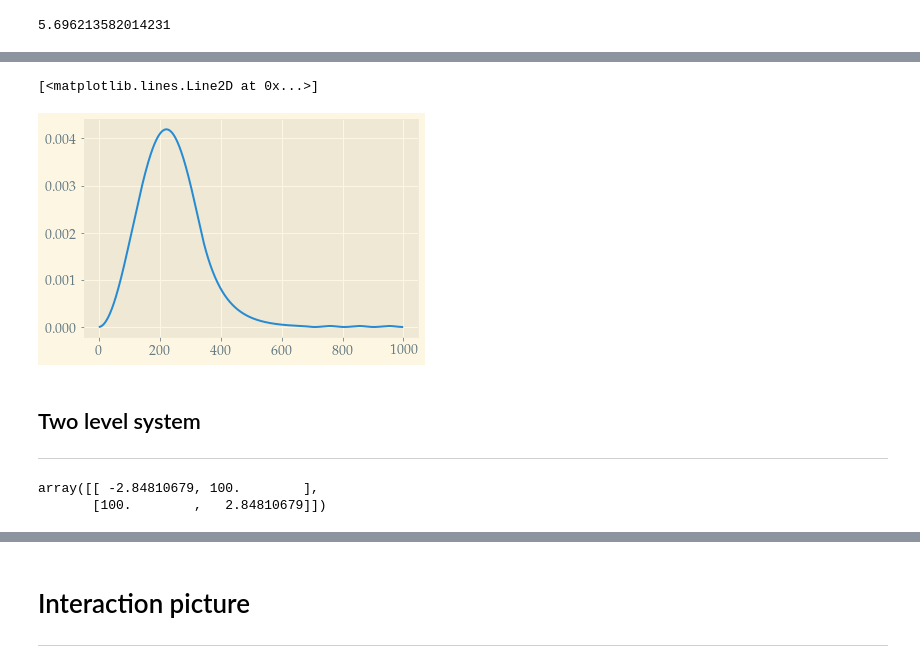
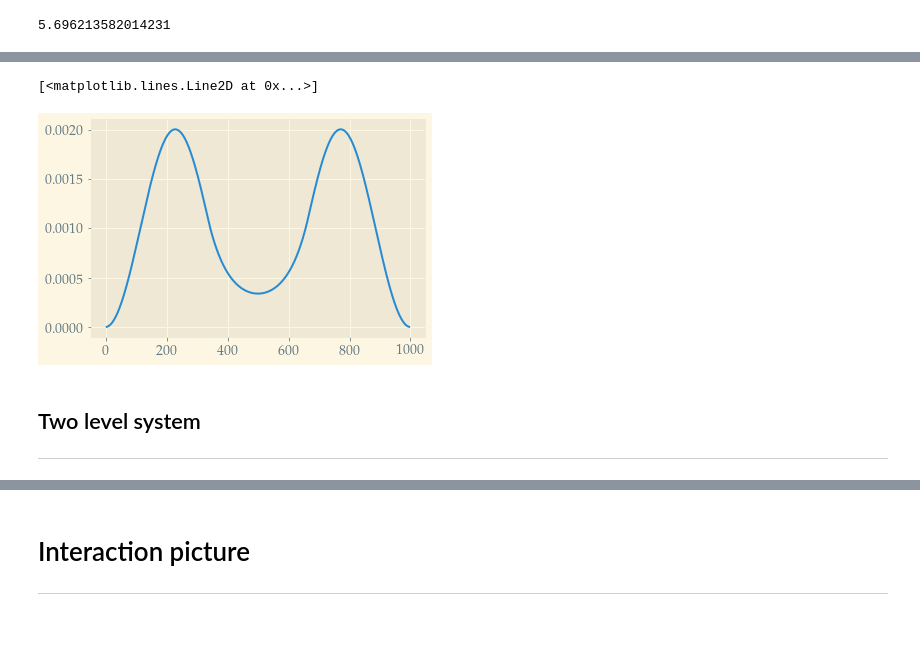
Before and after one commit to kklocker/NumFys, a Jupyter notebook: Assignment_3/Modified_box_potential.ipynb, the cells around one changed output, grey strips where cells are left out. Drawn from its saved outputs; the diff is of its cells as text; code cells hidden in the pictures; blank space fills up the shorter version.

```diff
--- a/Assignment_3/Modified_box_potential.ipynb
+++ b/Assignment_3/Modified_box_potential.ipynb
@@ -82,8 +81,8 @@ ax.legend()
 # %%
-plt.plot(np.abs(wf.v[:,3])**2)
+plt.plot(np.abs(wf.v[:,0])**2)
 # %% [output]
 [<matplotlib.lines.Line2D at 0x...>]
-[figure, old version]
+[figure, new version]
 # %% [markdown]
 ## Two level system
 ---
@@ -95,8 +91,2 @@ def get_H(ep, tau):
-# %%
-h = get_H(ep, 100)
-h
-# %% [output]
-array([[ -2.84810679, 100.        ],
-       [100.        ,   2.84810679]])
 # %%
 from numpy.linalg.linalg import eigh
```
Also changed, not shown: parts of 22 cells of this notebook, 14 other files.
